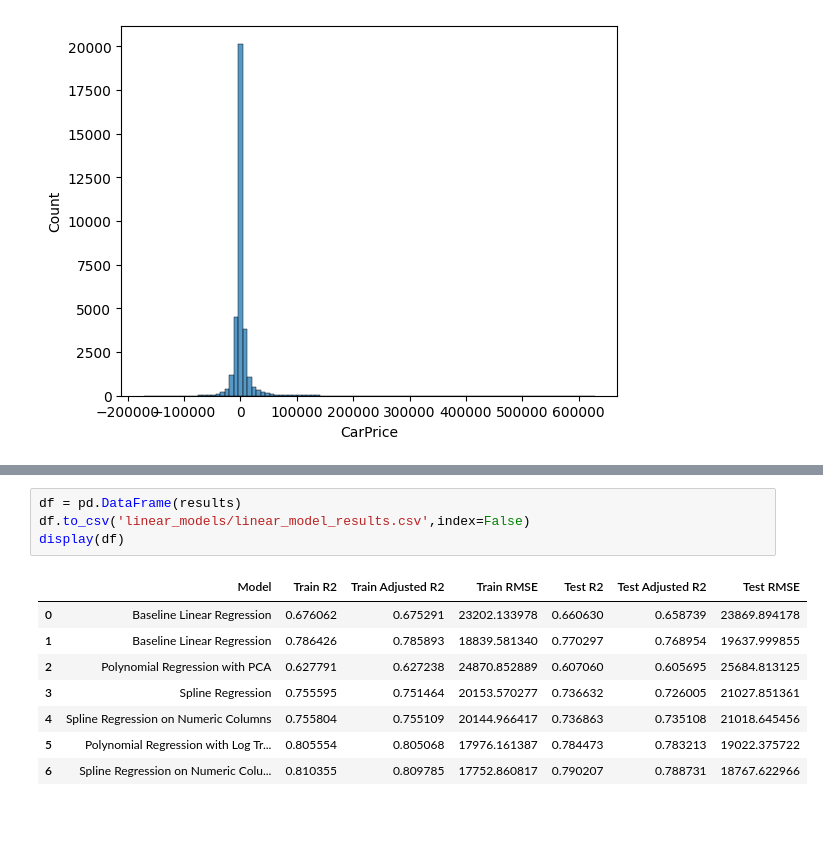
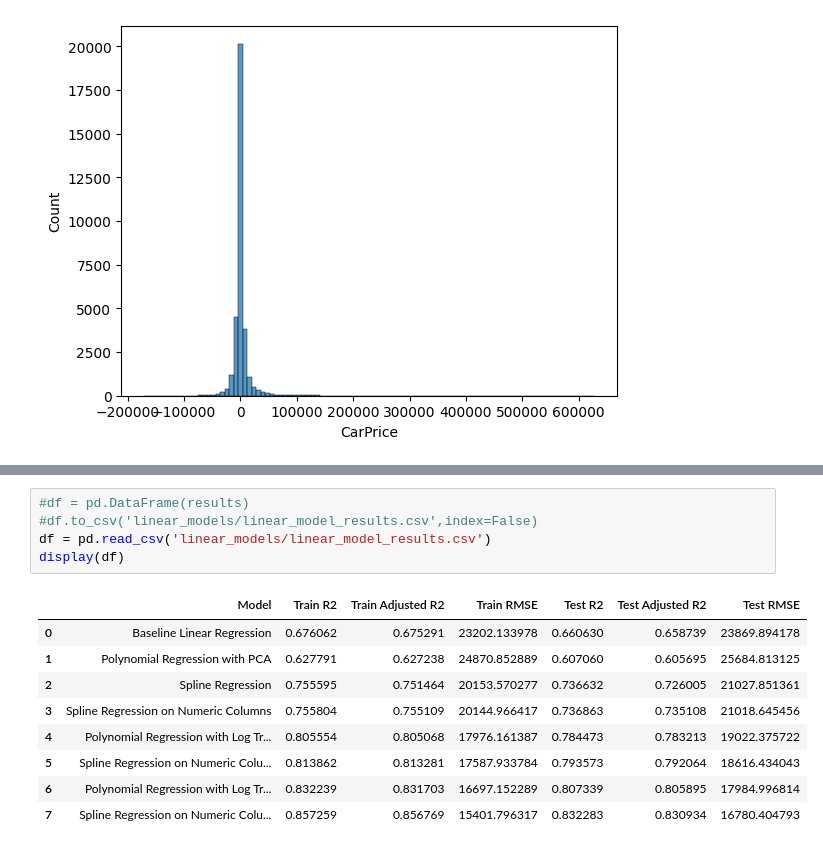
Before and after one commit to SashoVas/CarPricePrediction, a Jupyter notebook: linear_models.ipynb, the cells around one changed output, grey strips where cells are left out. Cells and saved outputs as stored; diff of their text form; blank space fills up the shorter version.

```diff
--- a/linear_models.ipynb
+++ b/linear_models.ipynb
@@ -450,13 +653,15 @@ Test RMSE: 18767.623
 # %%
-df = pd.DataFrame(results)
-df.to_csv('linear_models/linear_model_results.csv',index=False)
+#df = pd.DataFrame(results)
+#df.to_csv('linear_models/linear_model_results.csv',index=False)
+df = pd.read_csv('linear_models/linear_model_results.csv')
 display(df)
 # %% [output]
 |  | Model | Train R2 | Train Adjusted R2 | Train RMSE | Test R2 | Test Adjusted R2 | Test RMSE |
 | 0 | Baseline Linear Regression | 0.676062 | 0.675291 | 23202.133978 | 0.660630 | 0.658739 | 23869.894178 |
-| 1 | Baseline Linear Regression | 0.786426 | 0.785893 | 18839.581340 | 0.770297 | 0.768954 | 19637.999855 |
-| 2 | Polynomial Regression with PCA | 0.627791 | 0.627238 | 24870.852889 | 0.607060 | 0.605695 | 25684.813125 |
-| 3 | Spline Regression | 0.755595 | 0.751464 | 20153.570277 | 0.736632 | 0.726005 | 21027.851361 |
-| 4 | Spline Regression on Numeric Columns | 0.755804 | 0.755109 | 20144.966417 | 0.736863 | 0.735108 | 21018.645456 |
-| 5 | Polynomial Regression with Log Tr... | 0.805554 | 0.805068 | 17976.161387 | 0.784473 | 0.783213 | 19022.375722 |
-| 6 | Spline Regression on Numeric Colu... | 0.810355 | 0.809785 | 17752.860817 | 0.790207 | 0.788731 | 18767.622966 |
+| 1 | Polynomial Regression with PCA | 0.627791 | 0.627238 | 24870.852889 | 0.607060 | 0.605695 | 25684.813125 |
+| 2 | Spline Regression | 0.755595 | 0.751464 | 20153.570277 | 0.736632 | 0.726005 | 21027.851361 |
+| 3 | Spline Regression on Numeric Columns | 0.755804 | 0.755109 | 20144.966417 | 0.736863 | 0.735108 | 21018.645456 |
+| 4 | Polynomial Regression with Log Tr... | 0.805554 | 0.805068 | 17976.161387 | 0.784473 | 0.783213 | 19022.375722 |
+| 5 | Spline Regression on Numeric Colu... | 0.813862 | 0.813281 | 17587.933784 | 0.793573 | 0.792064 | 18616.434043 |
+| 6 | Polynomial Regression with Log Tr... | 0.832239 | 0.831703 | 16697.152289 | 0.807339 | 0.805895 | 17984.996814 |
+| 7 | Spline Regression on Numeric Colu... | 0.857259 | 0.856769 | 15401.796317 | 0.832283 | 0.830934 | 16780.404793 |
```
Also changed, not shown: parts of 12 cells of this notebook, 2 other files.
